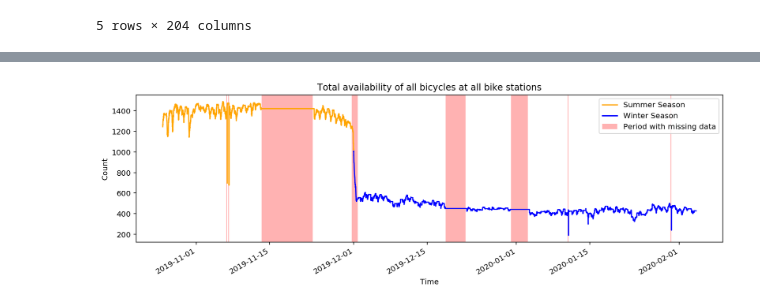
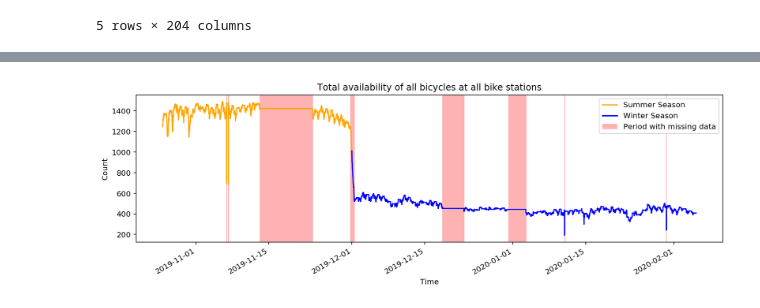
Before and after one commit to mariuszrokita/wroclawski-rower-miejski, a Jupyter notebook: bikeavailability/notebooks/02-exploratory-data-analysis.ipynb, the cells around one changed output, grey strips where cells are left out. Drawn from its saved outputs; the diff is of its cells as text; code cells hidden in the pictures.

Commit message:
Hardcoded time ranges

```diff
--- a/bikeavailability/notebooks/02-exploratory-data-analysis.ipynb
+++ b/bikeavailability/notebooks/02-exploratory-data-analysis.ipynb
@@ -163,4 +170,3 @@ def detect_periods_with_missing_data(df, time_window_hours=1):
 # %%
-time_window_hours = 4
-missing_data_periods = detect_periods_with_missing_data(df, time_window_hours)
-#missing_data_periods
+missing_data_periods = detect_periods_with_missing_data(df)
+missing_data_periods
@@ -167,20 +182,29 @@ missing_data_periods = detect_periods_with_missing_data(df, time_window_hours)
+# %%
+df['Delete'] = False
+
+for period in missing_data_periods:
+    period_start = period[0]
+    period_end   = period[1]
+    idx = (df.index >= period_start) & (df.index <= period_end)
+    df.loc[idx, 'Delete'] = True
 # %%
 plt.figure(figsize=(14,4))
 ax = df[ df['Summer Season'] == True ].sum(axis=1).plot(color='orange')
 ax = df[ df['Summer Season'] == False ].sum(axis=1).plot(color='b')
+#ax = df[ df['Delete'] == True ].sum(axis=1).plot(color='r')
 
 # plot
-for i in range(0, len(missing_data_periods)):
-    plt.axvspan(missing_data_periods[i]-timedelta(hours=time_window_hours),
-                missing_data_periods[i],
-                facecolor='r', alpha=0.3)
+for period in missing_data_periods:
+    period_start = datetime.strptime(period[0], '%Y-%m-%d %H:%M:%S') - timedelta(hours=2)
+    period_end   = datetime.strptime(period[1], '%Y-%m-%d %H:%M:%S') + timedelta(hours=2)
+    plt.axvspan(period_start, period_end, facecolor='r', alpha=0.3)
 
 ax.set_title('Total availability of all bicycles at all bike stations')
 ax.set_xlabel('Time')
 ax.set_ylabel('Count')
 ax.legend(['Summer Season', 'Winter Season', 'Period with missing data']);
 # %% [output]
-[figure, old version]
+[figure, new version]
 # %%
 ax = df[['15001', '15002', '15003']].plot(figsize=(14,6))
 ax.set_title('Total availability of all bicycles at selected bike stations')
```
Also changed, not shown: parts of 20 cells of this notebook.
